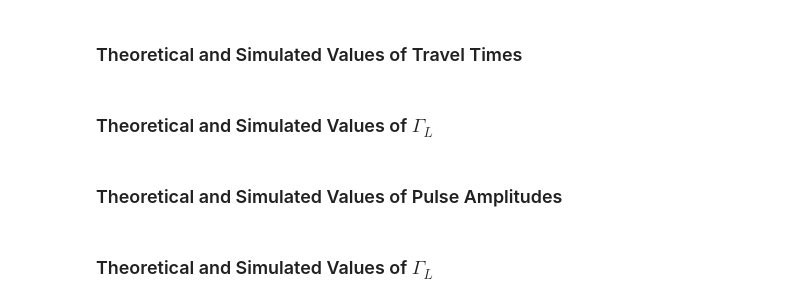
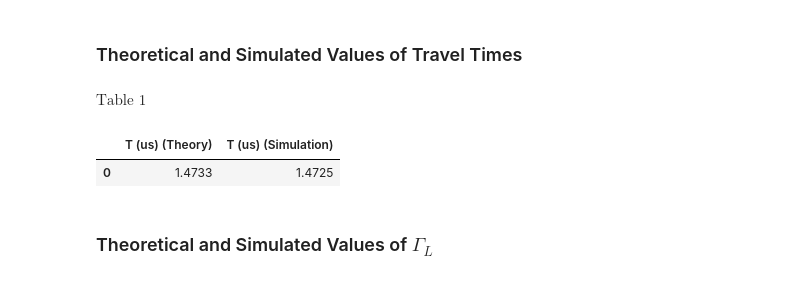
Before and after one commit to mikayla-eckelcifrese/EEE341Labs, a Jupyter notebook: Lab2.ipynb, the cells around one changed output. Drawn from its saved outputs; the diff is of its cells as text; code cells hidden in the pictures.

```diff
--- a/Lab2.ipynb
+++ b/Lab2.ipynb
@@ -64,6 +63,9 @@ simulation experiment.
 # %% [markdown]
 ### Theoretical and Simulated Values of Travel Times
 # %%
-DataFrame({'T (us) (Theory)': time_delay_theory, 'T (us) (Simulation)': })
+display(Math('\\text{Table 1}'))
+DataFrame({'T (us) (Theory)': [round(time_delay_theory, 4).magnitude], 'T (us) (Simulation)': [(3.946-1.001)/2] })
+# %% [output]
+$\displaystyle \text{Table 1}$
+|  | T (us) (Theory) | T (us) (Simulation) |
+| 0 | 1.4733 | 1.4725 |
-# %% [markdown]
-### Theoretical and Simulated Values of $\Gamma_L$
@@ -89,2 +71,0 @@ DataFrame({'Z_L (Ohms)':ZL, 'Gamma_L (Theory)': Gamma_L(Z0 = 50, ZL = ZL), 'Gamm
-# %% [markdown]
-### Theoretical and Simulated Values of Pulse Amplitudes
```
Also changed, not shown: parts of 8 cells of this notebook.
